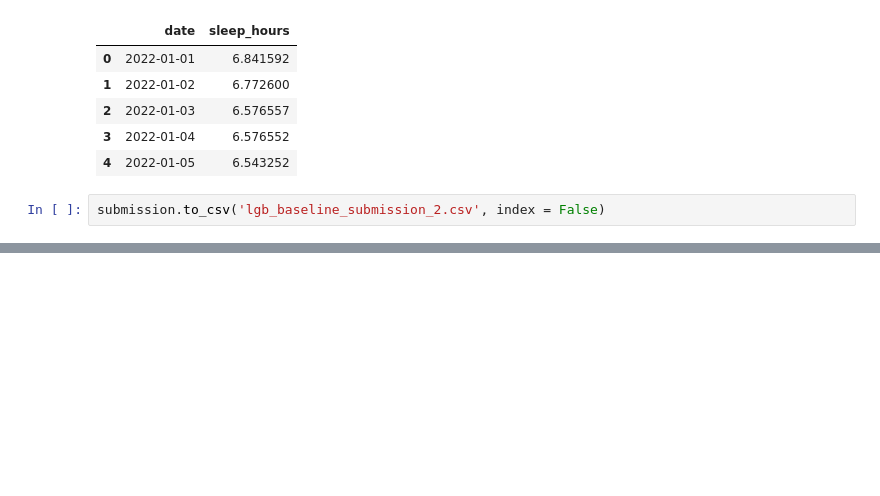
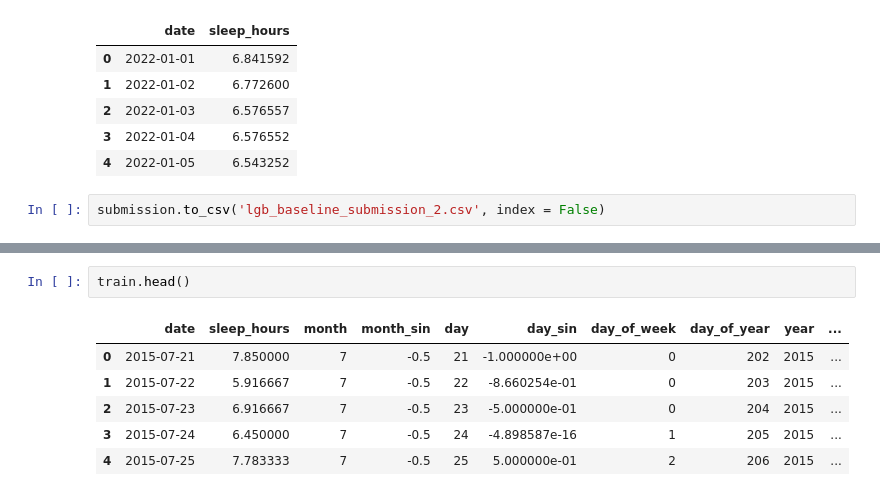
Before and after one commit to Analytics-Data-Science-and-Tech/Analytics_Data_Science, a Jupyter notebook: Pog-Series/Rob-Sleep-Prediction/Data_Exploration.ipynb, the cells around one changed output, grey strips where cells are left out. Drawn from its saved outputs; the diff is of its cells as text; blank space fills up the shorter version.

```diff
--- a/Pog-Series/Rob-Sleep-Prediction/Data_Exploration.ipynb
+++ b/Pog-Series/Rob-Sleep-Prediction/Data_Exploration.ipynb
@@ -409,0 +530,9 @@ submission.to_csv('lgb_baseline_submission_2.csv', index = False)
+# %%
+train.head()
+# %% [output]
+|  | date | sleep_hours | month | month_sin | day | day_sin | day_of_week | day_of_year | year | ... |
+| 0 | 2015-07-21 | 7.850000 | 7 | -0.5 | 21 | -1.000000e+00 | 0 | 202 | 2015 | ... |
+| 1 | 2015-07-22 | 5.916667 | 7 | -0.5 | 22 | -8.660254e-01 | 0 | 203 | 2015 | ... |
+| 2 | 2015-07-23 | 6.916667 | 7 | -0.5 | 23 | -5.000000e-01 | 0 | 204 | 2015 | ... |
+| 3 | 2015-07-24 | 6.450000 | 7 | -0.5 | 24 | -4.898587e-16 | 1 | 205 | 2015 | ... |
+| 4 | 2015-07-25 | 7.783333 | 7 | -0.5 | 25 | 5.000000e-01 | 2 | 206 | 2015 | ... |
```
Also changed, not shown: parts of 11 cells of this notebook.
